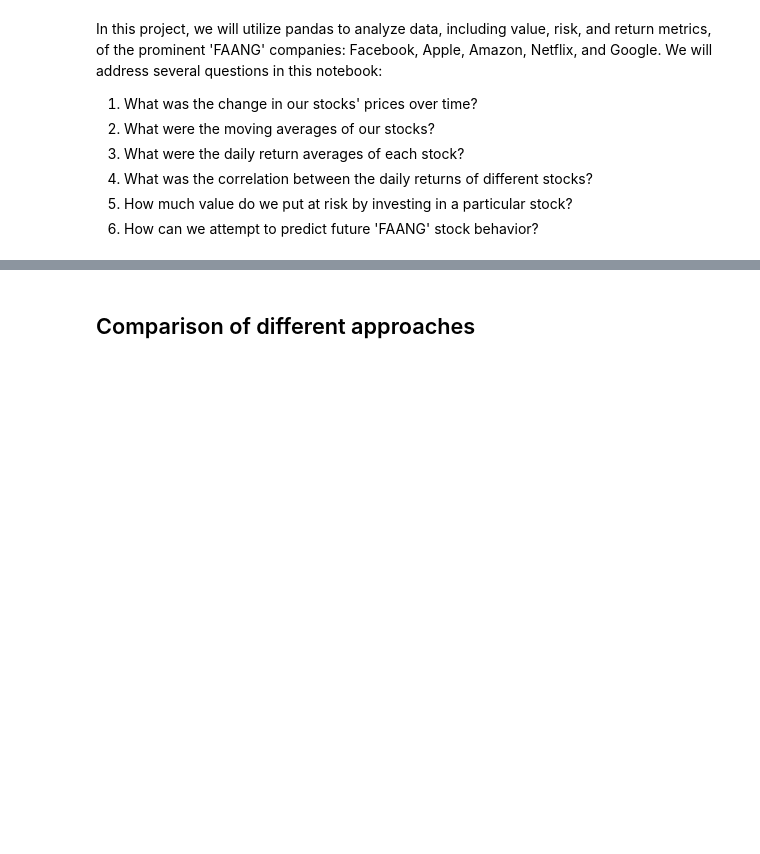
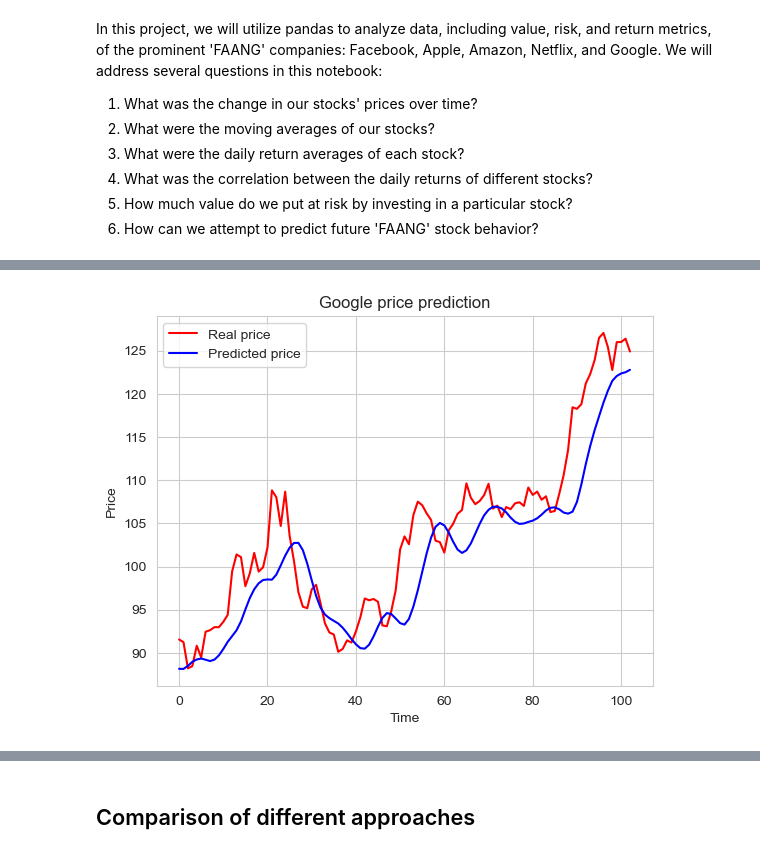
Before and after one commit to Smark2019/CS-452-Research-Project, a Jupyter notebook: Risk_Analysis_of_Tech_Stocks.ipynb, the cells around one changed output, grey strips where cells are left out. Cells and saved outputs as stored; diff of their text form; code cells hidden in the pictures; blank space fills up the shorter version.

```diff
--- a/Risk_Analysis_of_Tech_Stocks.ipynb
+++ b/Risk_Analysis_of_Tech_Stocks.ipynb
@@ -455,0 +103,49 @@ NFLX Predictions with LSTM: Mean absolute error: 258.11
+# %%
+## continue to predict the stock price
+
+## Model evaluation
+dataset_test = ticker_data['GOOG'].loc[ticker_data['GOOG'].index > '2022-12-31']
+dataset_test.head()
+#keras only takes numpy array
+real_stock_price = dataset_test.iloc[:, 1: 2].values
+real_stock_price.shape
+
+#vertical concat use 0, horizontal uses 1
+dataset_total = pd.concat((dataset_train['Open'], dataset_test['Open']),
+                          axis = 0)
+##use .values to make numpy array
+inputs = dataset_total[len(dataset_total) - len(dataset_test) - 60:].values
+
+#reshape data to only have 1 col
+inputs = inputs.reshape(-1, 1)
+
+#scale input
+inputs = sc.transform(inputs)
+len(inputs)
+
+X_test = []
+for i in range(60, len(inputs)):
+    X_test.append(inputs[i-60:i, 0])
+X_test = np.array(X_test)
+#add dimension of indicator
+X_test = np.reshape(X_test, (X_test.shape[0], X_test.shape[1], 1))
+
+X_test.shape
+
+## prediction
+
+predicted_stock_price = regressor.predict(X_test)
+#inverse the scaled value
+predicted_stock_price = sc.inverse_transform(predicted_stock_price)
+
+
+##visualize the prediction and real price
+plt.plot(real_stock_price, color = 'red', label = 'Real price')
+plt.plot(predicted_stock_price, color = 'blue', label = 'Predicted price')
+
+plt.title('Google price prediction')
+plt.xlabel('Time')
+plt.ylabel('Price')
+plt.legend()
+plt.show()
+# %% [output]
@@ -455,0 +153 @@ NFLX Predictions with LSTM: Mean absolute error: 258.11
+[figure, added]
```
Also changed, not shown: parts of 28 cells of this notebook, 1 other file.
